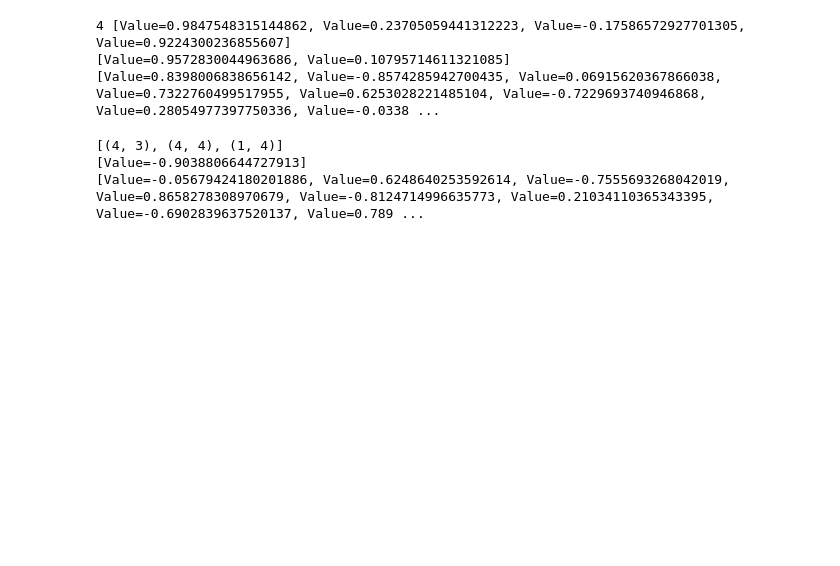
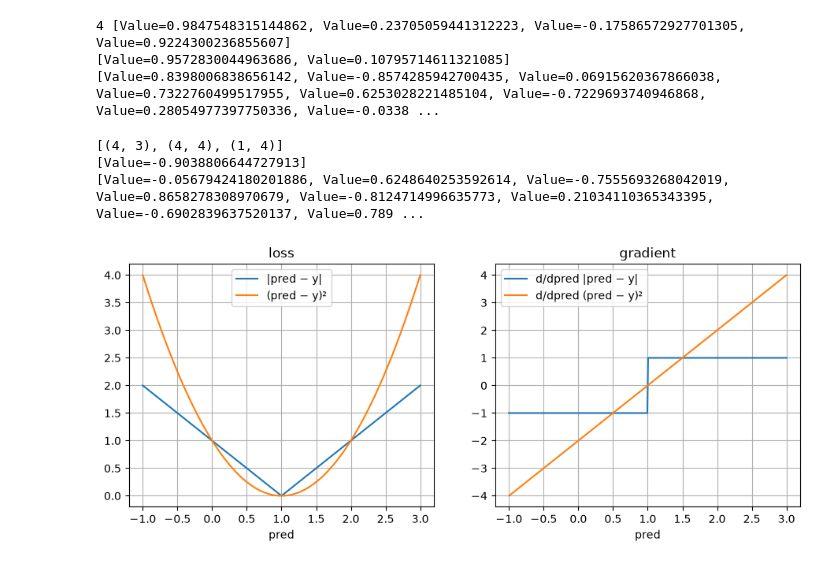
Before and after one commit to juanrojasdp/otun-lm, a Jupyter notebook: phase1/01-micrograd/micrograd.ipynb, the cells around one changed output. Cells and saved outputs as stored; diff of their text form; code cells hidden in the pictures; blank space fills up the shorter version.

```diff
--- a/phase1/01-micrograd/micrograd.ipynb
+++ b/phase1/01-micrograd/micrograd.ipynb
@@ -180,3 +198,22 @@ print(mlp.parameters(), len(mlp.parameters()))
 [(4, 3), (4, 4), (1, 4)]
 [Value=-0.9038806644727913]
 [Value=-0.05679424180201886, Value=0.6248640253592614, Value=-0.7555693268042019, Value=0.8658278308970679, Value=-0.8124714996635773, Value=0.21034110365343395, Value=-0.6902839637520137, Value=0.789 ...
+# %%
+import numpy as np
+import matplotlib.pyplot as plt
+
+y = 1.0
+pred = np.linspace(-1, 3, 400)
+err = pred - y
+
+fig, (ax1, ax2) = plt.subplots(1, 2, figsize=(11, 4))
+ax1.plot(pred, np.abs(err), label="|pred − y|")
+ax1.plot(pred, err**2, label="(pred − y)²")
+ax1.set_title("loss"); ax1.set_xlabel("pred"); ax1.legend(); ax1.grid()
+
+ax2.plot(pred, np.sign(err), label="d/dpred |pred − y|")
+ax2.plot(pred, 2 * err, label="d/dpred (pred − y)²")
+ax2.set_title("gradient"); ax2.set_xlabel("pred"); ax2.legend(); ax2.grid()
+plt.show()
+# %% [output]
+[figure, added]
```
Also changed, not shown: parts of 2 cells of this notebook.
